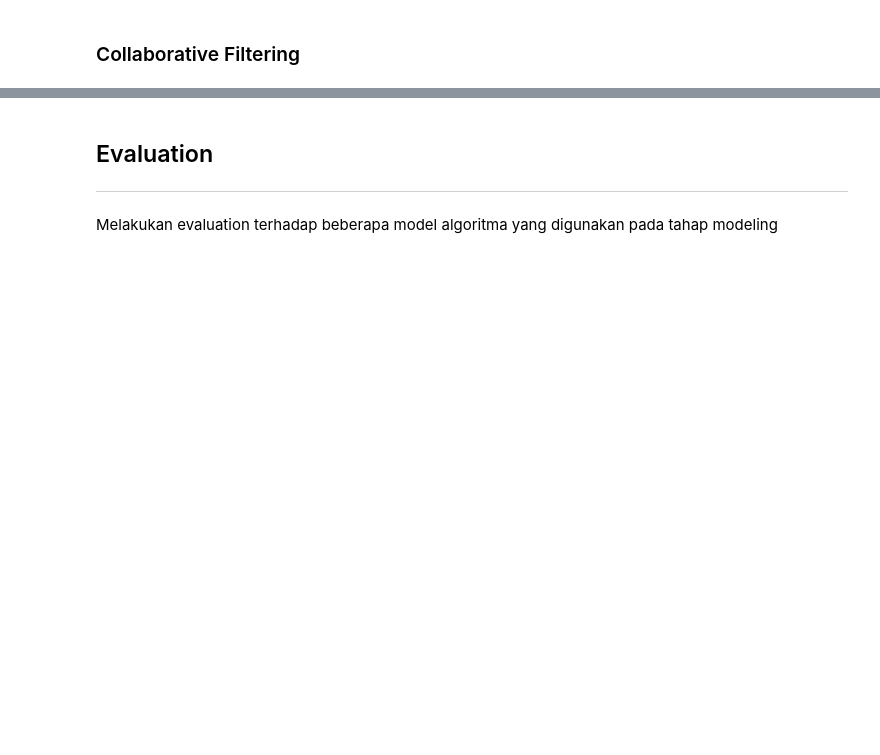
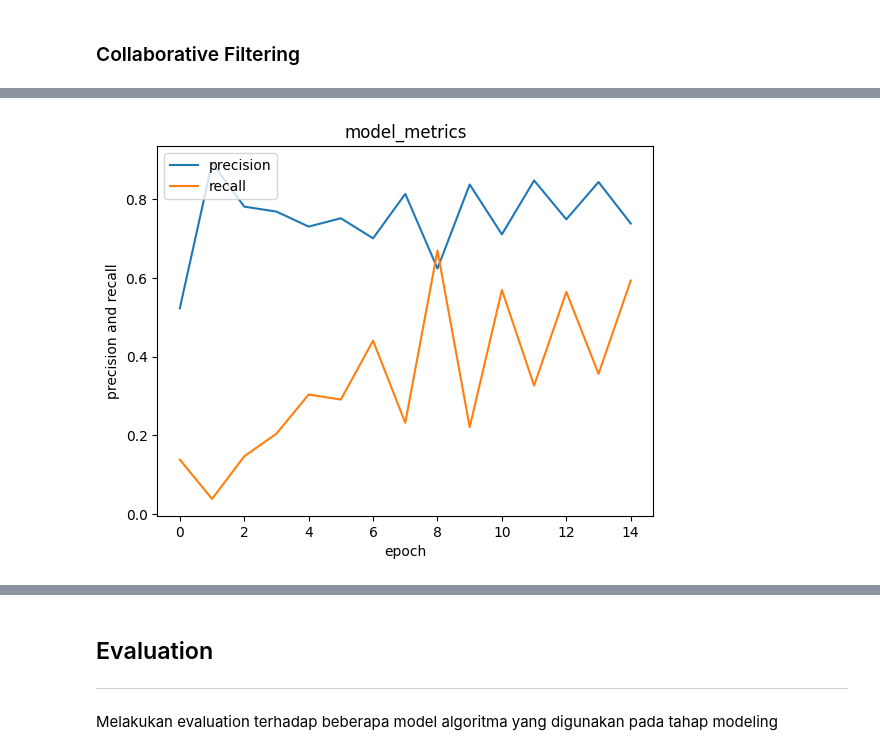
Before and after one commit to randiijulian/Machine-Learning-Terapan-Dicoding, a Jupyter notebook: Recommender System/Recommender_System.ipynb, the cells around one changed output, grey strips where cells are left out. Cells and saved outputs as stored; diff of their text form; code cells hidden in the pictures; blank space fills up the shorter version.

```diff
--- a/Recommender System/Recommender_System.ipynb
+++ b/Recommender System/Recommender_System.ipynb
@@ -1005,10 +1061,12 @@ Epoch 15/15
 # %%
-# #Plot Precision dan recall dari data train dan test
-# plt.plot(history.history['precision'])
-# plt.plot(history.history['recall'])
-# plt.title('model_metrics')
-# plt.ylabel('precision and recall')
-# plt.xlabel('epoch')
-# plt.legend(['precision', 'recall'], loc='upper left')
-# plt.show()
+#Plot Precision dan recall dari data train dan test
+plt.plot(history.history['precision'])
+plt.plot(history.history['recall'])
+plt.title('model_metrics')
+plt.ylabel('precision and recall')
+plt.xlabel('epoch')
+plt.legend(['precision', 'recall'], loc='upper left')
+plt.show()
+# %% [output]
+[figure, added]
 # %%
```
Also changed, not shown: parts of 125 cells of this notebook, 2 other files.
